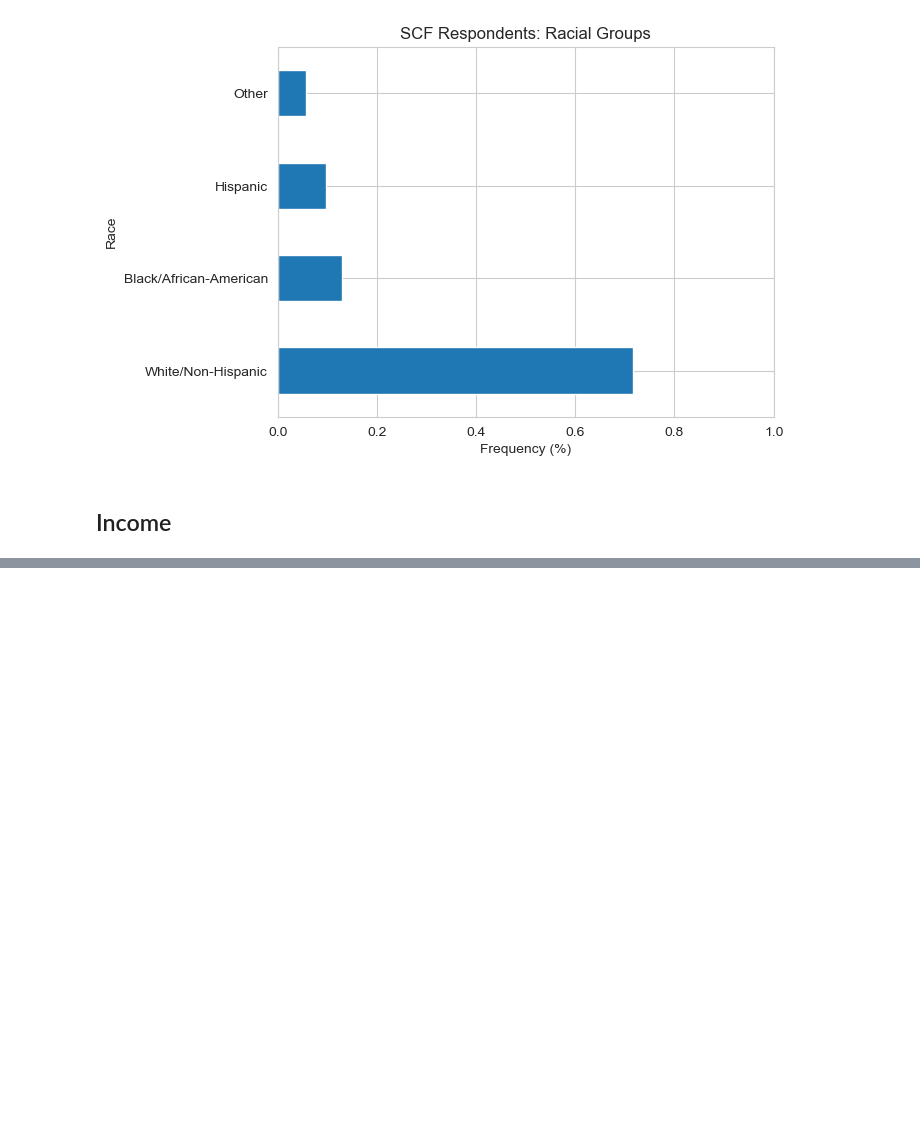
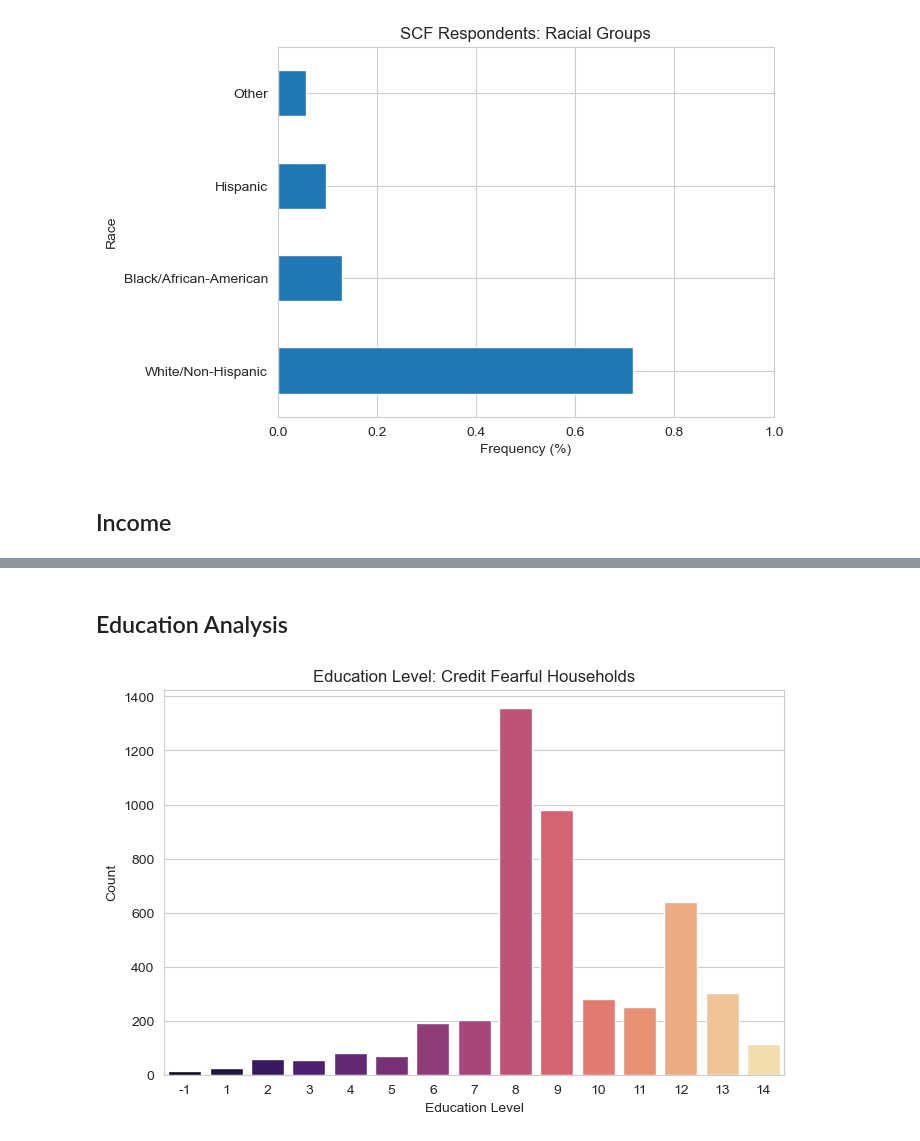
Before and after one commit to Johnnysnipes90/credit-fear-clustering, a Jupyter notebook: notebook.ipynb, the cells around one changed output, grey strips where cells are left out. Cells and saved outputs as stored; diff of their text form; code cells hidden in the pictures; blank space fills up the shorter version.

Commit message:
eda education

```diff
--- a/notebook.ipynb
+++ b/notebook.ipynb
@@ -115,0 +212,11 @@ plt.title("SCF Respondents: Racial Groups");
+# %% [markdown]
+## Education Analysis
+# %%
+plt.figure(figsize=(8,5))
+sns.countplot(x='EDUC', data=df_fear, palette='magma')
+plt.xlabel("Education Level")
+plt.ylabel("Count")
+plt.title("Education Level: Credit Fearful Households")
+plt.show()
+# %% [output]
+[figure, added]
```
Also changed, not shown: parts of 16 cells of this notebook.
